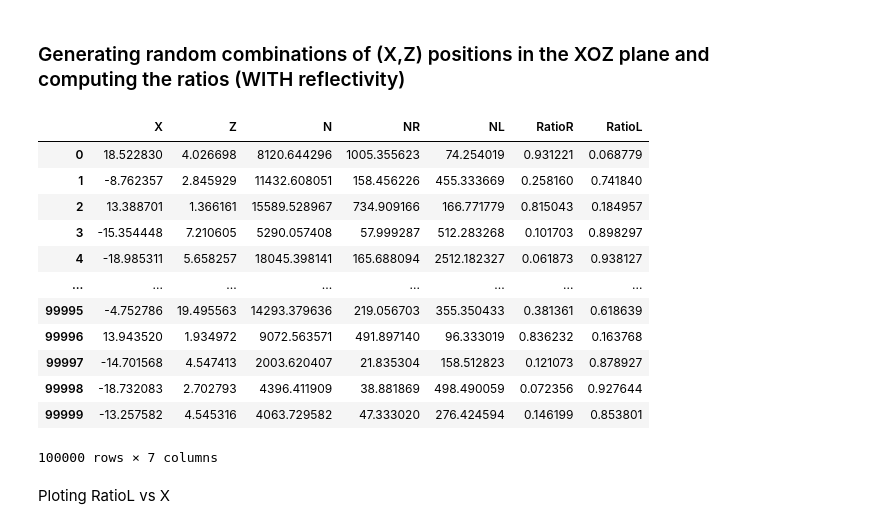
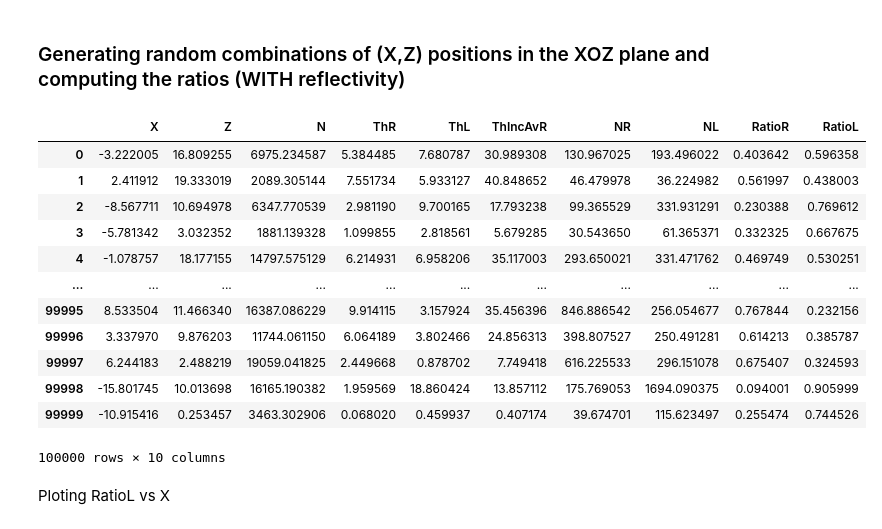
Before and after one commit to aldros/NGn, a Jupyter notebook: NGn_photon_ratio.ipynb, the cells around one changed output. Cells and saved outputs as stored; diff of their text form; code cells hidden in the pictures.

```diff
--- a/NGn_photon_ratio.ipynb
+++ b/NGn_photon_ratio.ipynb
@@ -385,48 +385,55 @@ def ThetaR_func(x,z):
     if abs(x)>(d-0.5*s):
         if x>0:
             thetaR = abs(np.arctan((d+0.5*s-x)/z)*180./np.pi) + abs(np.arctan((d-0.5*s-x)/z)*180./np.pi)
         if x<0:
             thetaL = abs(np.arctan((d+0.5*s+x)/z)*180./np.pi) + abs(np.arctan((d-0.5*s+x)/z)*180./np.pi)
     return thetaR
 
+def ThetaIncAve_func(x,z):
+    thetaLAve = 0.5*(abs(np.arctan(z/(d+0.5*s+x))*180./np.pi) + abs(np.arctan(z/(d-0.5*s+x))*180./np.pi))
+    thetaRAve = 0.5*(abs(np.arctan(z/(d+0.5*s-x))*180./np.pi) + abs(np.arctan(z/(d-0.5*s-x))*180./np.pi))
+    return thetaRAve
+
 ## Let's create 100000 rows
 arr_random_X = np.random.default_rng().uniform(low=-22,high=22,size=[100000,1])
 arr_random_Z = np.random.default_rng().uniform(low=0,high=z_max,size=[100000,1])
 arr_random_N = np.random.default_rng().uniform(low=500,high=20000,size=[100000,1])
 
 ## Creating the dataframes
 df_X = pd.DataFrame(arr_random_X, columns=["X"])
 df_Z = pd.DataFrame(arr_random_Z, columns=["Z"])
 df_N = pd.DataFrame(arr_random_N, columns=["N"])
 
 ##Add columns
 df = pd.concat([df_X, df_Z], axis=1, join='outer')
 df = pd.concat([df, df_N], axis=1, join='outer')
 vfuncR = np.vectorize(ratioR_func)
 vfuncL = np.vectorize(ratioL_func)
 vfuncThR = np.vectorize(ThetaR_func)
 vfuncThL = np.vectorize(ThetaL_func)
-#df['RatioR'] = vfuncR(df['X'],df['Z'])
-#df['RatioL'] = vfuncL(df['X'],df['Z'])
+vfuncThAveR = np.vectorize(ThetaIncAve_func)
+df['ThR'] = vfuncThR(df['X'],df['Z'])
+df['ThL'] = vfuncThL(df['X'],df['Z'])
+df['ThIncAvR'] = vfuncThAveR(df['X'],df['Z'])
 df['NR'] = df['N']*vfuncThR(df['X'],df['Z'])/360.+df['N']*vfuncThR(df['X'],-df['Z']+z_max)/360.
 df['NL'] = df['N']*vfuncThL(df['X'],df['Z'])/360.+df['N']*vfuncThL(df['X'],-df['Z']+z_max)/360.
 df['RatioR'] = df['NR']/(df['NR']+df['NL'])
 df['RatioL'] = df['NL']/(df['NR']+df['NL'])
 df
 # %% [output]
-|  | X | Z | N | NR | NL | RatioR | RatioL |
-| 0 | 18.522830 | 4.026698 | 8120.644296 | 1005.355623 | 74.254019 | 0.931221 | 0.068779 |
-| 1 | -8.762357 | 2.845929 | 11432.608051 | 158.456226 | 455.333669 | 0.258160 | 0.741840 |
-| 2 | 13.388701 | 1.366161 | 15589.528967 | 734.909166 | 166.771779 | 0.815043 | 0.184957 |
-| 3 | -15.354448 | 7.210605 | 5290.057408 | 57.999287 | 512.283268 | 0.101703 | 0.898297 |
-| 4 | -18.985311 | 5.658257 | 18045.398141 | 165.688094 | 2512.182327 | 0.061873 | 0.938127 |
-| ... | ... | ... | ... | ... | ... | ... | ... |
-| 99995 | -4.752786 | 19.495563 | 14293.379636 | 219.056703 | 355.350433 | 0.381361 | 0.618639 |
-| 99996 | 13.943520 | 1.934972 | 9072.563571 | 491.897140 | 96.333019 | 0.836232 | 0.163768 |
-| 99997 | -14.701568 | 4.547413 | 2003.620407 | 21.835304 | 158.512823 | 0.121073 | 0.878927 |
-| 99998 | -18.732083 | 2.702793 | 4396.411909 | 38.881869 | 498.490059 | 0.072356 | 0.927644 |
-| 99999 | -13.257582 | 4.545316 | 4063.729582 | 47.333020 | 276.424594 | 0.146199 | 0.853801 |
+|  | X | Z | N | ThR | ThL | ThIncAvR | NR | NL | RatioR | RatioL |
+| 0 | -3.222005 | 16.809255 | 6975.234587 | 5.384485 | 7.680787 | 30.989308 | 130.967025 | 193.496022 | 0.403642 | 0.596358 |
+| 1 | 2.411912 | 19.333019 | 2089.305144 | 7.551734 | 5.933127 | 40.848652 | 46.479978 | 36.224982 | 0.561997 | 0.438003 |
+| 2 | -8.567711 | 10.694978 | 6347.770539 | 2.981190 | 9.700165 | 17.793238 | 99.365529 | 331.931291 | 0.230388 | 0.769612 |
+| 3 | -5.781342 | 3.032352 | 1881.139328 | 1.099855 | 2.818561 | 5.679285 | 30.543650 | 61.365371 | 0.332325 | 0.667675 |
+| 4 | -1.078757 | 18.177155 | 14797.575129 | 6.214931 | 6.958206 | 35.117003 | 293.650021 | 331.471762 | 0.469749 | 0.530251 |
+| ... | ... | ... | ... | ... | ... | ... | ... | ... | ... | ... |
+| 99995 | 8.533504 | 11.466340 | 16387.086229 | 9.914115 | 3.157924 | 35.456396 | 846.886542 | 256.054677 | 0.767844 | 0.232156 |
+| 99996 | 3.337970 | 9.876203 | 11744.061150 | 6.064189 | 3.802466 | 24.856313 | 398.807527 | 250.491281 | 0.614213 | 0.385787 |
+| 99997 | 6.244183 | 2.488219 | 19059.041825 | 2.449668 | 0.878702 | 7.749418 | 616.225533 | 296.151078 | 0.675407 | 0.324593 |
+| 99998 | -15.801745 | 10.013698 | 16165.190382 | 1.959569 | 18.860424 | 13.857112 | 175.769053 | 1694.090375 | 0.094001 | 0.905999 |
+| 99999 | -10.915416 | 0.253457 | 3463.302906 | 0.068020 | 0.459937 | 0.407174 | 39.674701 | 115.623497 | 0.255474 | 0.744526 |
-100000 rows × 7 columns
+100000 rows × 10 columns
 # %% [markdown]
 Ploting RatioL vs X
 # %%
```
Also changed, not shown: parts of 4 cells of this notebook.
